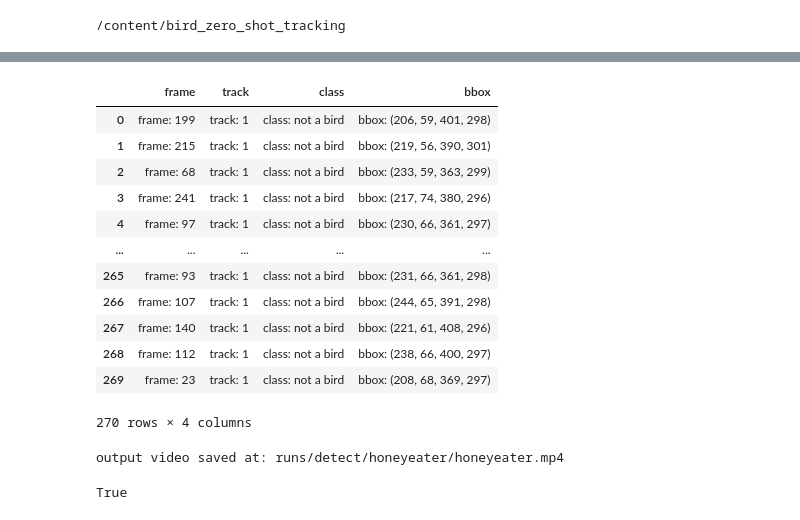
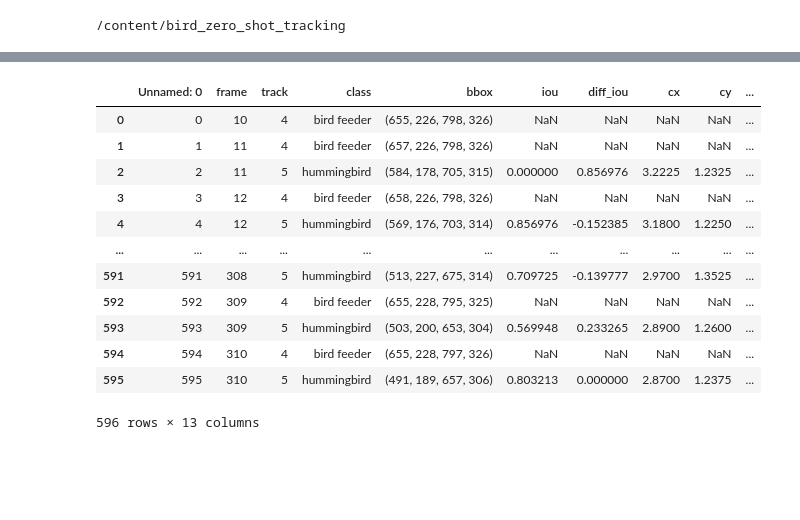
Before and after one commit to mxbastidasr/bird_zero_shot_tracking, a Jupyter notebook: notebooks/bird_zero_shot_tracking.ipynb, the cells around one changed output, grey strips where cells are left out. Drawn from its saved outputs; the diff is of its cells as text; code cells hidden in the pictures; blank space fills up the shorter version.

```diff
--- a/notebooks/bird_zero_shot_tracking.ipynb
+++ b/notebooks/bird_zero_shot_tracking.ipynb
@@ -110,24 +127,17 @@ saved path: runs/detect/honeyeater/
 # %%
-df = pd.read_table(os.path.join(project_path,f"{file_name}/labels/full_labels.txt"), sep = ';', names=('frame', 'track', 'class','bbox','space'))
-df = df.drop('space',axis=1)
+df = pd.read_csv(os.path.join(project_path,f"{file_name}/labels/full_labels.csv"))
 df
 # %% [output]
-|  | frame | track | class | bbox |
-| 0 | frame: 199 | track: 1 | class: not a bird | bbox: (206, 59, 401, 298) |
-| 1 | frame: 215 | track: 1 | class: not a bird | bbox: (219, 56, 390, 301) |
-| 2 | frame: 68 | track: 1 | class: not a bird | bbox: (233, 59, 363, 299) |
-| 3 | frame: 241 | track: 1 | class: not a bird | bbox: (217, 74, 380, 296) |
-| 4 | frame: 97 | track: 1 | class: not a bird | bbox: (230, 66, 361, 297) |
-| ... | ... | ... | ... | ... |
-| 265 | frame: 93 | track: 1 | class: not a bird | bbox: (231, 66, 361, 298) |
-| 266 | frame: 107 | track: 1 | class: not a bird | bbox: (244, 65, 391, 298) |
-| 267 | frame: 140 | track: 1 | class: not a bird | bbox: (221, 61, 408, 296) |
-| 268 | frame: 112 | track: 1 | class: not a bird | bbox: (238, 66, 400, 297) |
-| 269 | frame: 23 | track: 1 | class: not a bird | bbox: (208, 68, 369, 297) |
+|  | Unnamed: 0 | frame | track | class | bbox | iou | diff_iou | cx | cy | ... |
+| 0 | 0 | 10 | 4 | bird feeder | (655, 226, 798, 326) | NaN | NaN | NaN | NaN | ... |
+| 1 | 1 | 11 | 4 | bird feeder | (657, 226, 798, 326) | NaN | NaN | NaN | NaN | ... |
+| 2 | 2 | 11 | 5 | hummingbird | (584, 178, 705, 315) | 0.000000 | 0.856976 | 3.2225 | 1.2325 | ... |
+| 3 | 3 | 12 | 4 | bird feeder | (658, 226, 798, 326) | NaN | NaN | NaN | NaN | ... |
+| 4 | 4 | 12 | 5 | hummingbird | (569, 176, 703, 314) | 0.856976 | -0.152385 | 3.1800 | 1.2250 | ... |
+| ... | ... | ... | ... | ... | ... | ... | ... | ... | ... | ... |
+| 591 | 591 | 308 | 5 | hummingbird | (513, 227, 675, 314) | 0.709725 | -0.139777 | 2.9700 | 1.3525 | ... |
+| 592 | 592 | 309 | 4 | bird feeder | (655, 228, 795, 325) | NaN | NaN | NaN | NaN | ... |
+| 593 | 593 | 309 | 5 | hummingbird | (503, 200, 653, 304) | 0.569948 | 0.233265 | 2.8900 | 1.2600 | ... |
+| 594 | 594 | 310 | 4 | bird feeder | (655, 228, 797, 326) | NaN | NaN | NaN | NaN | ... |
+| 595 | 595 | 310 | 5 | hummingbird | (491, 189, 657, 306) | 0.803213 | 0.000000 | 2.8700 | 1.2375 | ... |
-270 rows × 4 columns
+596 rows × 13 columns
-# %%
-print("output video saved at:", os.path.join(project_path,f"{file_name}/{file_name}.mp4"))
-os.path.isfile(os.path.join(project_path,f"{file_name}/{file_name}.mp4"))
-# %% [output]
-output video saved at: runs/detect/honeyeater/honeyeater.mp4
-True
```
Also changed, not shown: parts of 15 cells of this notebook.
